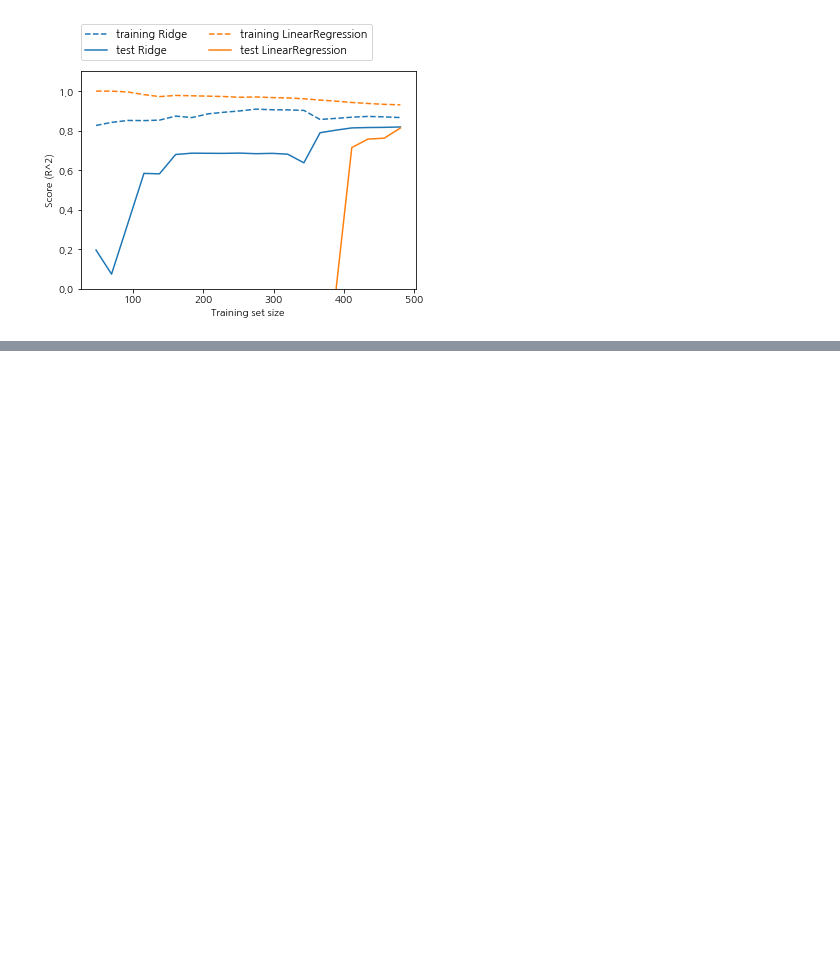
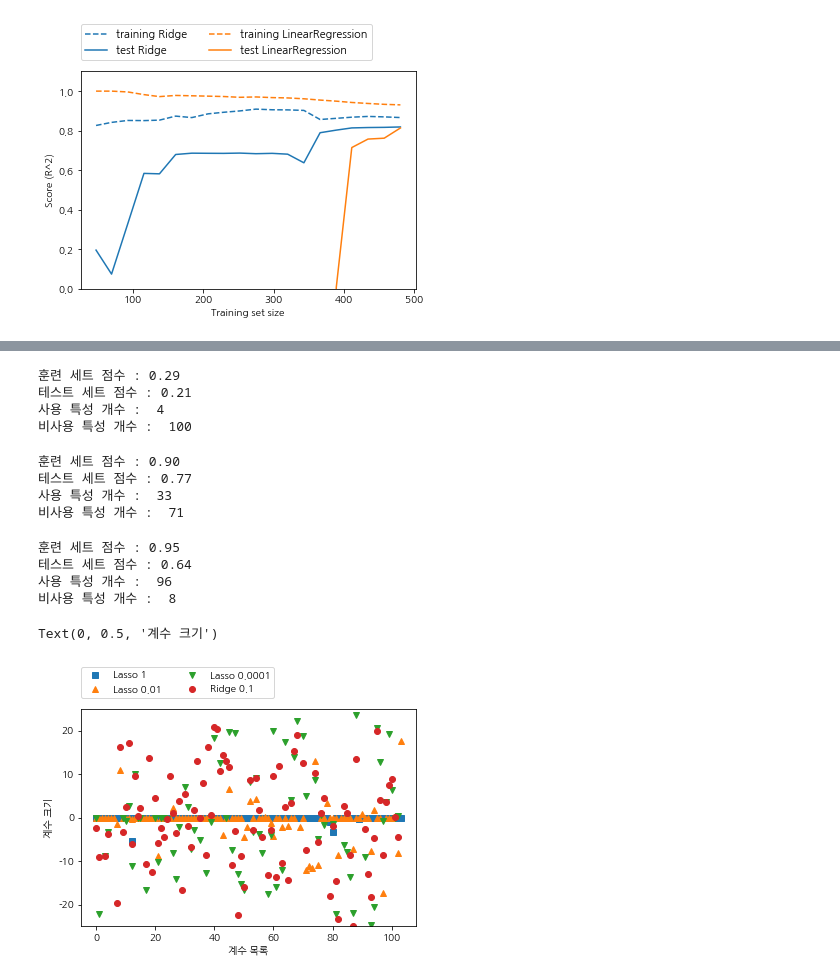
Before and after one commit to sdlee1026/machine, a Jupyter notebook: models/Supervised_Learning/Linear_model.ipynb, the cells around one changed output, grey strips where cells are left out. Cells and saved outputs as stored; diff of their text form; code cells hidden in the pictures; blank space fills up the shorter version.

Commit message:
Update Lasso
Update description of features of Lasso regression

```diff
--- a/models/Supervised_Learning/Linear_model.ipynb
+++ b/models/Supervised_Learning/Linear_model.ipynb
@@ -259,0 +271,13 @@ mglearn.plots.plot_ridge_n_samples()
+# %%
+from sklearn.linear_model import Lasso
+
+lasso = Lasso().fit(X_train, y_train)
+print('훈련 세트 점수 : {:.2f}'.format(lasso.score(X_train, y_train)))
+print('테스트 세트 점수 : {:.2f}'.format(lasso.score(X_test, y_test)))
+print('사용 특성 개수 : ', np.sum(lasso.coef_ !=0))
+print('비사용 특성 개수 : ', np.sum(lasso.coef_ == 0))
+# %% [output]
+훈련 세트 점수 : 0.29
+테스트 세트 점수 : 0.21
+사용 특성 개수 :  4
+비사용 특성 개수 :  100
@@ -259,0 +293,40 @@ mglearn.plots.plot_ridge_n_samples()
+# %%
+# lasso001 = Lasso(alpha=0.01).fit(X_train, y_train)
+# alpha값이 줄어듬에 따른, 반복회수 증가 필요(max_iter)
+lasso001 = Lasso(alpha=0.01, max_iter=100000).fit(X_train, y_train)
+print('훈련 세트 점수 : {:.2f}'.format(lasso001.score(X_train, y_train)))
+print('테스트 세트 점수 : {:.2f}'.format(lasso001.score(X_test, y_test)))
+print('사용 특성 개수 : ', np.sum(lasso001.coef_ !=0))
+print('비사용 특성 개수 : ', np.sum(lasso001.coef_ == 0))
+# %% [output]
+훈련 세트 점수 : 0.90
+테스트 세트 점수 : 0.77
+사용 특성 개수 :  33
+비사용 특성 개수 :  71
+# %%
+# alpha 값을 낮추면 모데르이 복잡도는 증가 -> 훈련, 테스트 성능 증가
+# 특성 개수도 33개 사용하여 조금 더 명확한 모델이 되었음을 확인
+# 그러나 alpha 값을 너무 낮추면 규제의 효과가 없어짐 -> 과대적합 .. LinearRegression의 결과와 비슷해짐
+lasso00001 = Lasso(alpha=0.0001, max_iter=1000000).fit(X_train, y_train)
+print('훈련 세트 점수 : {:.2f}'.format(lasso00001.score(X_train, y_train)))
+print('테스트 세트 점수 : {:.2f}'.format(lasso00001.score(X_test, y_test)))
+print('사용 특성 개수 : ', np.sum(lasso00001.coef_ !=0))
+print('비사용 특성 개수 : ', np.sum(lasso00001.coef_ == 0))
+# %% [output]
+훈련 세트 점수 : 0.95
+테스트 세트 점수 : 0.64
+사용 특성 개수 :  96
+비사용 특성 개수 :  8
+# %%
+# alpha 값이 다른 모델들의 계쑤를 그래프..
+plt.plot(lasso.coef_, 's', label='Lasso 1')
+plt.plot(lasso001.coef_, '^', label='Lasso 0.01')
+plt.plot(lasso00001.coef_, 'v', label='Lasso 0.0001')
+plt.plot(ridge01.coef_, 'o', label='Ridge 0.1')
+plt.legend(ncol = 2, loc = (0, 1.05))
+plt.ylim(-25, 25)
+plt.xlabel('계수 목록')
+plt.ylabel('계수 크기')
+# %% [output]
+Text(0, 0.5, '계수 크기')
+[figure, added]
```
Also changed, not shown: parts of 5 cells of this notebook.
